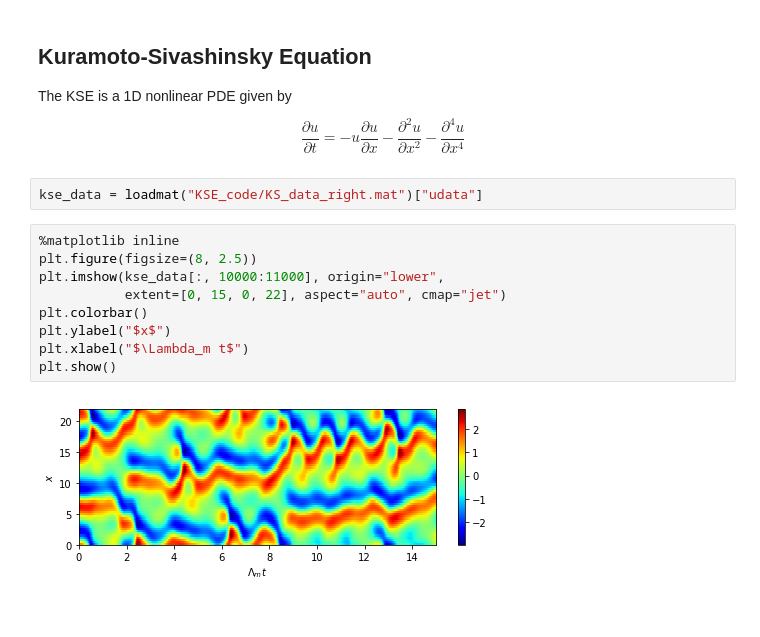
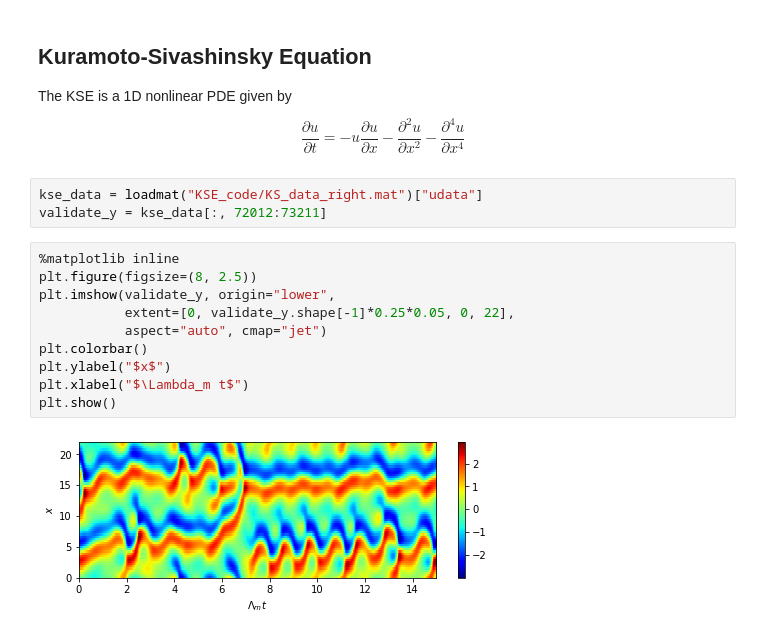
Before and after one commit to monlie/ReservoirComputing, a Jupyter notebook: Untitled.ipynb, the cells around one changed output. Cells and saved outputs as stored; diff of their text form.

```diff
--- a/Untitled.ipynb
+++ b/Untitled.ipynb
@@ -44,14 +60,16 @@ $$
 $$
 # %%
 kse_data = loadmat("KSE_code/KS_data_right.mat")["udata"]
+validate_y = kse_data[:, 72012:73211]
 # %%
 %matplotlib inline
 plt.figure(figsize=(8, 2.5))
-plt.imshow(kse_data[:, 10000:11000], origin="lower",
-           extent=[0, 15, 0, 22], aspect="auto", cmap="jet")
+plt.imshow(validate_y, origin="lower",
+           extent=[0, validate_y.shape[-1]*0.25*0.05, 0, 22],
+           aspect="auto", cmap="jet")
 plt.colorbar()
 plt.ylabel("$x$")
 plt.xlabel("$\Lambda_m t$")
 plt.show()
 # %% [output]
-[figure, old version]
+[figure, new version]
```
Also changed, not shown: parts of 3 cells of this notebook, 1 other file.
